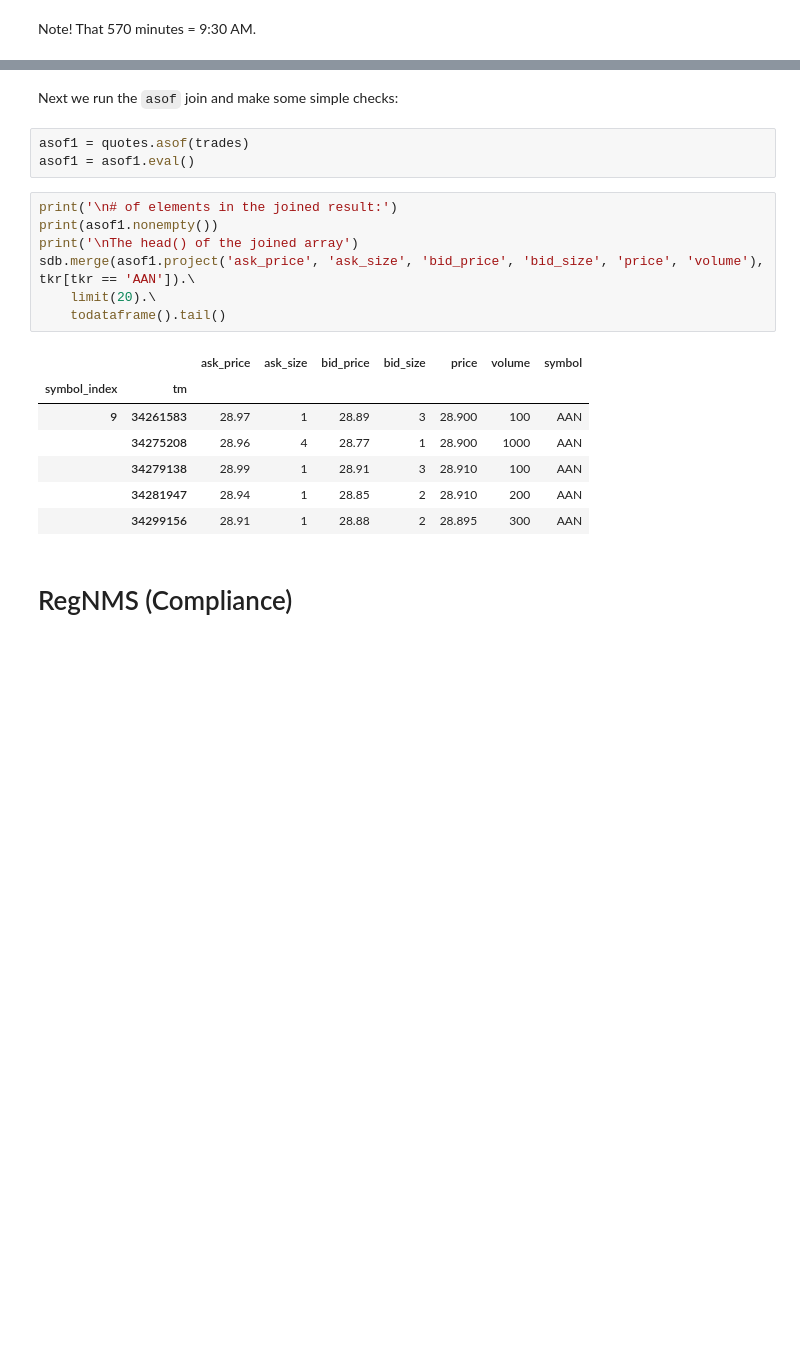
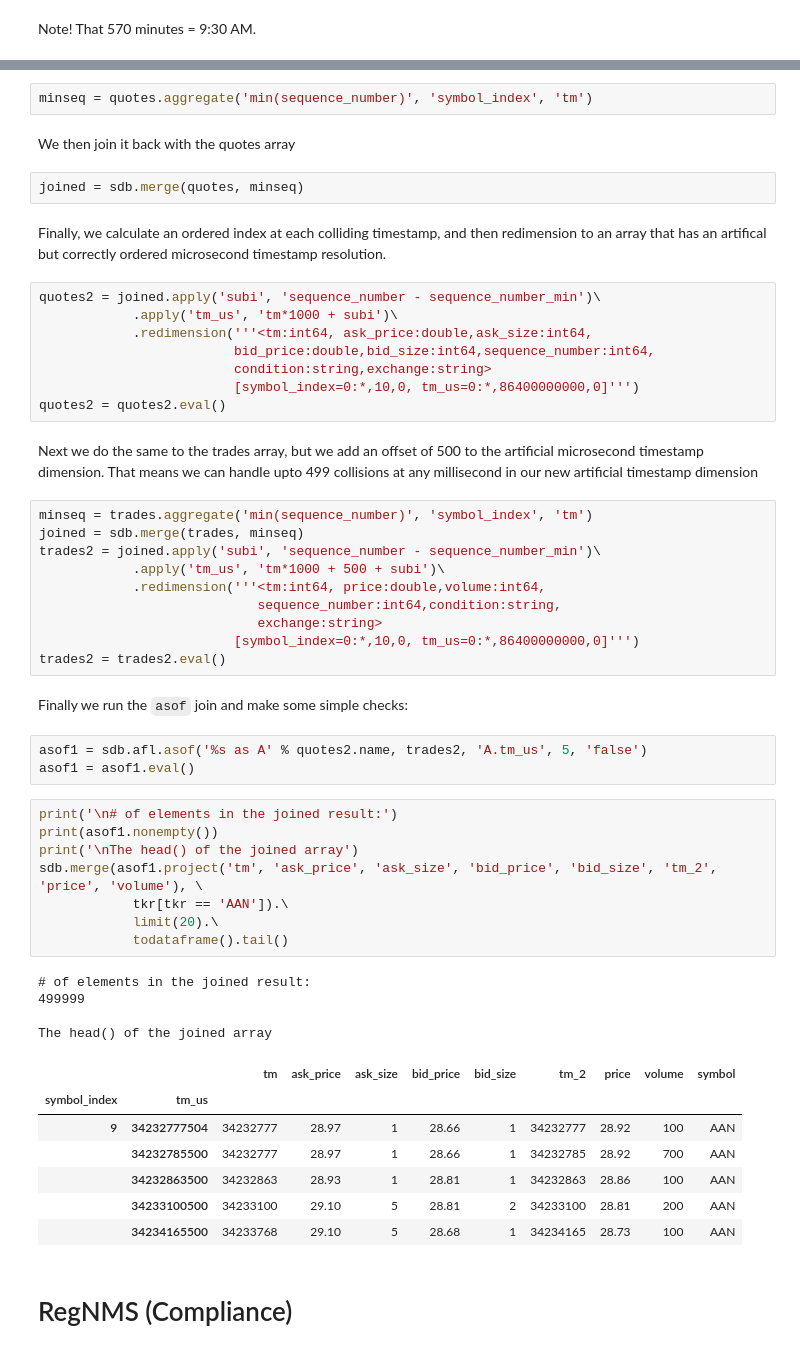
Before and after one commit to ksens/TAQ, a Jupyter notebook: TAQ_ipynb.ipynb, the cells around one changed output, grey strips where cells are left out. Drawn from its saved outputs; the diff is of its cells as text; blank space fills up the shorter version.

```diff
--- a/TAQ_ipynb.ipynb
+++ b/TAQ_ipynb.ipynb
@@ -313,22 +321,55 @@ t2 = t1.redimension("<price:double NULL DEFAULT null,volume:int64 NULL DEFAULT n
+# %%
+minseq = quotes.aggregate('min(sequence_number)', 'symbol_index', 'tm')
+# %% [markdown]
+We then join it back with the quotes array
+# %%
+joined = sdb.merge(quotes, minseq)
+# %% [markdown]
+Finally, we calculate an ordered index at each colliding timestamp, and then redimension to an array that has an artifical but correctly ordered microsecond timestamp resolution.
+# %%
+quotes2 = joined.apply('subi', 'sequence_number - sequence_number_min')\
+            .apply('tm_us', 'tm*1000 + subi')\
+            .redimension('''<tm:int64, ask_price:double,ask_size:int64,
+                         bid_price:double,bid_size:int64,sequence_number:int64,
+                         condition:string,exchange:string>
+                         [symbol_index=0:*,10,0, tm_us=0:*,86400000000,0]''')
+quotes2 = quotes2.eval()
+# %% [markdown]
+Next we do the same to the trades array, but we add an offset of 500 to the artificial microsecond timestamp dimension. That means we can handle upto 499 collisions at any millisecond in our new artificial timestamp dimension
+# %%
+minseq = trades.aggregate('min(sequence_number)', 'symbol_index', 'tm')
+joined = sdb.merge(trades, minseq)
+trades2 = joined.apply('subi', 'sequence_number - sequence_number_min')\
+            .apply('tm_us', 'tm*1000 + 500 + subi')\
+            .redimension('''<tm:int64, price:double,volume:int64,
+                            sequence_number:int64,condition:string,
+                            exchange:string>
+                         [symbol_index=0:*,10,0, tm_us=0:*,86400000000,0]''')
+trades2 = trades2.eval()
 # %% [markdown]
-Next we run the `asof` join and make some simple checks:
+Finally we run the `asof` join and make some simple checks:
-# %%
-asof1 = quotes.asof(trades)
-asof1 = asof1.eval()
+# %%
+asof1 = sdb.afl.asof('%s as A' % quotes2.name, trades2, 'A.tm_us', 5, 'false')
+asof1 = asof1.eval()
 # %%
 print('\n# of elements in the joined result:')
 print(asof1.nonempty())
 print('\nThe head() of the joined array')
-sdb.merge(asof1.project('ask_price', 'ask_size', 'bid_price', 'bid_size', 'price', 'volume'), tkr[tkr == 'AAN']).\
-    limit(20).\
-    todataframe().tail()
+sdb.merge(asof1.project('tm', 'ask_price', 'ask_size', 'bid_price', 'bid_size', 'tm_2', 'price', 'volume'), \
+            tkr[tkr == 'AAN']).\
+            limit(20).\
+            todataframe().tail()
 # %% [output]
+# of elements in the joined result:
+499999
+
+The head() of the joined array
-|  |  | ask_price | ask_size | bid_price | bid_size | price | volume | symbol |
-| symbol_index | tm |  |  |  |  |  |  |  |
-| 9 | 34261583 | 28.97 | 1 | 28.89 | 3 | 28.900 | 100 | AAN |
-|  | 34275208 | 28.96 | 4 | 28.77 | 1 | 28.900 | 1000 | AAN |
-|  | 34279138 | 28.99 | 1 | 28.91 | 3 | 28.910 | 100 | AAN |
-|  | 34281947 | 28.94 | 1 | 28.85 | 2 | 28.910 | 200 | AAN |
-|  | 34299156 | 28.91 | 1 | 28.88 | 2 | 28.895 | 300 | AAN |
+|  |  | tm | ask_price | ask_size | bid_price | bid_size | tm_2 | price | volume | symbol |
+| symbol_index | tm_us |  |  |  |  |  |  |  |  |  |
+| 9 | 34232777504 | 34232777 | 28.97 | 1 | 28.66 | 1 | 34232777 | 28.92 | 100 | AAN |
+|  | 34232785500 | 34232777 | 28.97 | 1 | 28.66 | 1 | 34232785 | 28.92 | 700 | AAN |
+|  | 34232863500 | 34232863 | 28.93 | 1 | 28.81 | 1 | 34232863 | 28.86 | 100 | AAN |
+|  | 34233100500 | 34233100 | 29.10 | 5 | 28.81 | 2 | 34233100 | 28.81 | 200 | AAN |
+|  | 34234165500 | 34233768 | 29.10 | 5 | 28.68 | 1 | 34234165 | 28.73 | 100 | AAN |
 # %% [markdown]
 # RegNMS (Compliance)
```
Also changed, not shown: parts of 54 cells of this notebook, 5 other files.
